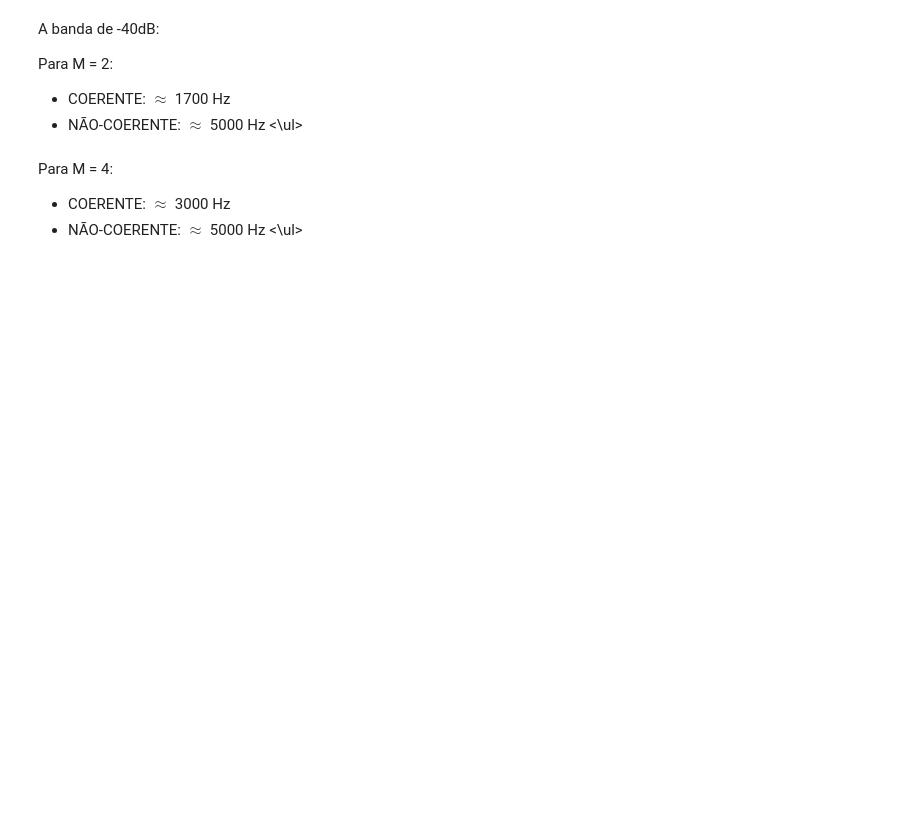
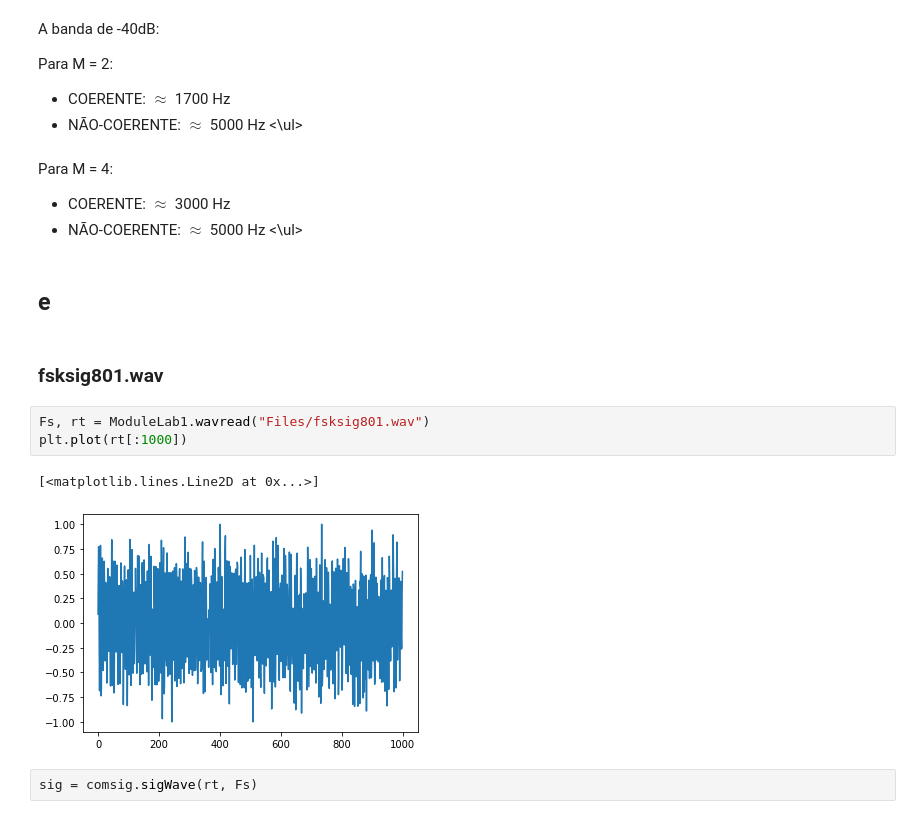
Before and after one commit to rafaelmcam/PeterMathysCommunicationsLab, a Jupyter notebook: Lab8/Lab8.ipynb, the cells around one changed output. Cells and saved outputs as stored; diff of their text form; blank space fills up the shorter version.

```diff
--- a/Lab8/Lab8.ipynb
+++ b/Lab8/Lab8.ipynb
@@ -798,3 +798,15 @@ Para M = 4:
     <li> COERENTE: $\approx$ 3000 Hz
     <li> NÃO-COERENTE: $\approx$ 5000 Hz
 <\ul>
+# %% [markdown]
+## e
+# %% [markdown]
+### fsksig801.wav
+# %%
+Fs, rt = ModuleLab1.wavread("Files/fsksig801.wav")
+plt.plot(rt[:1000])
+# %% [output]
+[<matplotlib.lines.Line2D at 0x...>]
+[figure, added]
+# %%
+sig = comsig.sigWave(rt, Fs)
```
Also changed, not shown: parts of 42 cells of this notebook.
